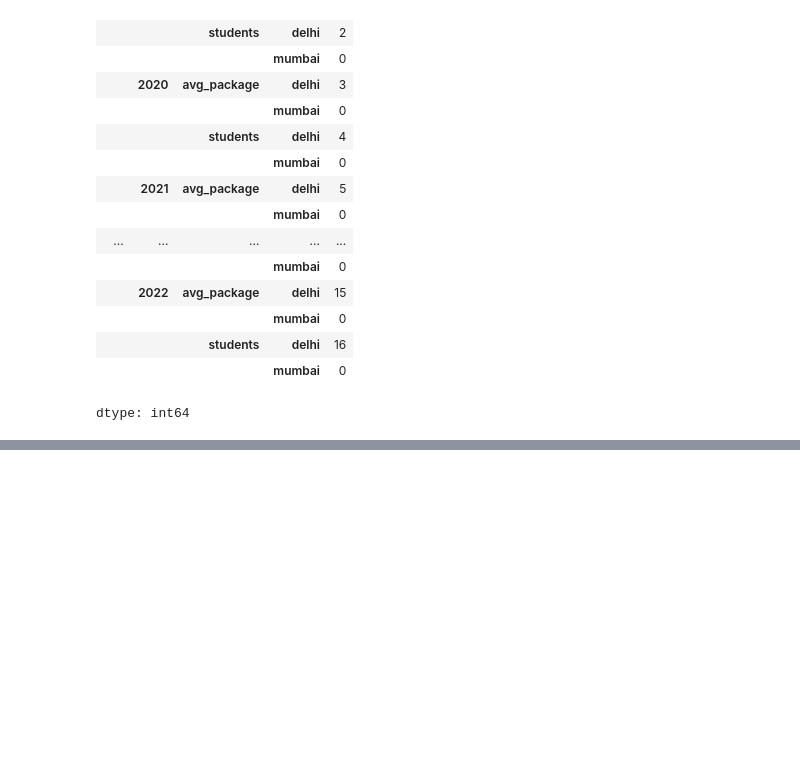
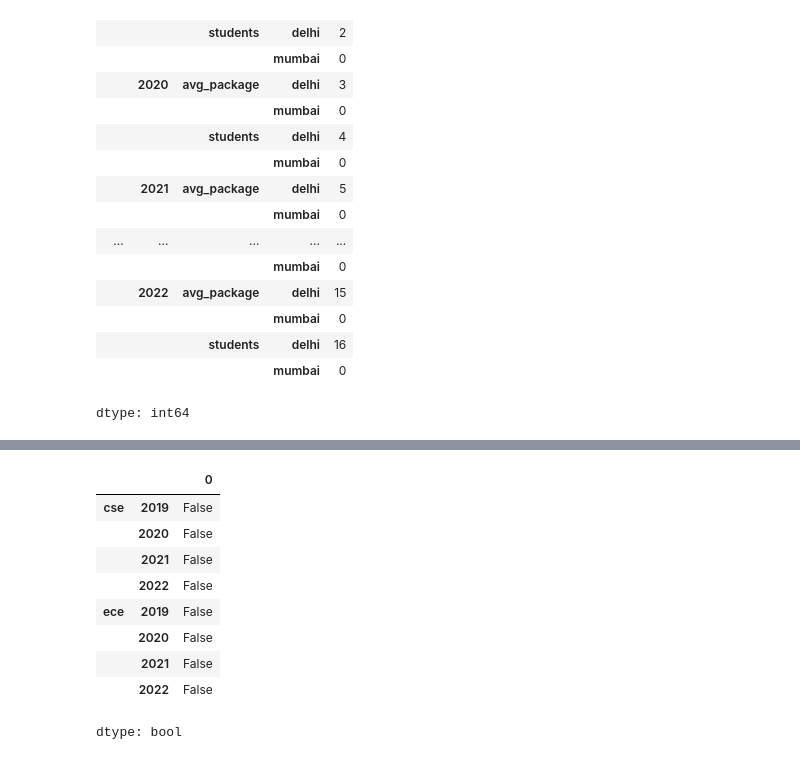
Before and after one commit to Muhammad-Waleed-Source/Pandas, a Jupyter notebook: Pandas_6_MultiIndex_Series_and_DataFrames.ipynb, the cells around one changed output, grey strips where cells are left out. Saved outputs shown, nothing was run; the diff lists cells and outputs as text; code cells hidden in the pictures; blank space fills up the shorter version.

```diff
--- a/Pandas_6_MultiIndex_Series_and_DataFrames.ipynb
+++ b/Pandas_6_MultiIndex_Series_and_DataFrames.ipynb
@@ -568,0 +626,14 @@ dtype: int64
+# %%
+# duplicated
+branch_df3.duplicated()
+# %% [output]
+|  |  | 0 |
+| cse | 2019 | False |
+|  | 2020 | False |
+|  | 2021 | False |
+|  | 2022 | False |
+| ece | 2019 | False |
+|  | 2020 | False |
+|  | 2021 | False |
+|  | 2022 | False |
+dtype: bool
```
Also changed, not shown: parts of 7 cells of this notebook.
